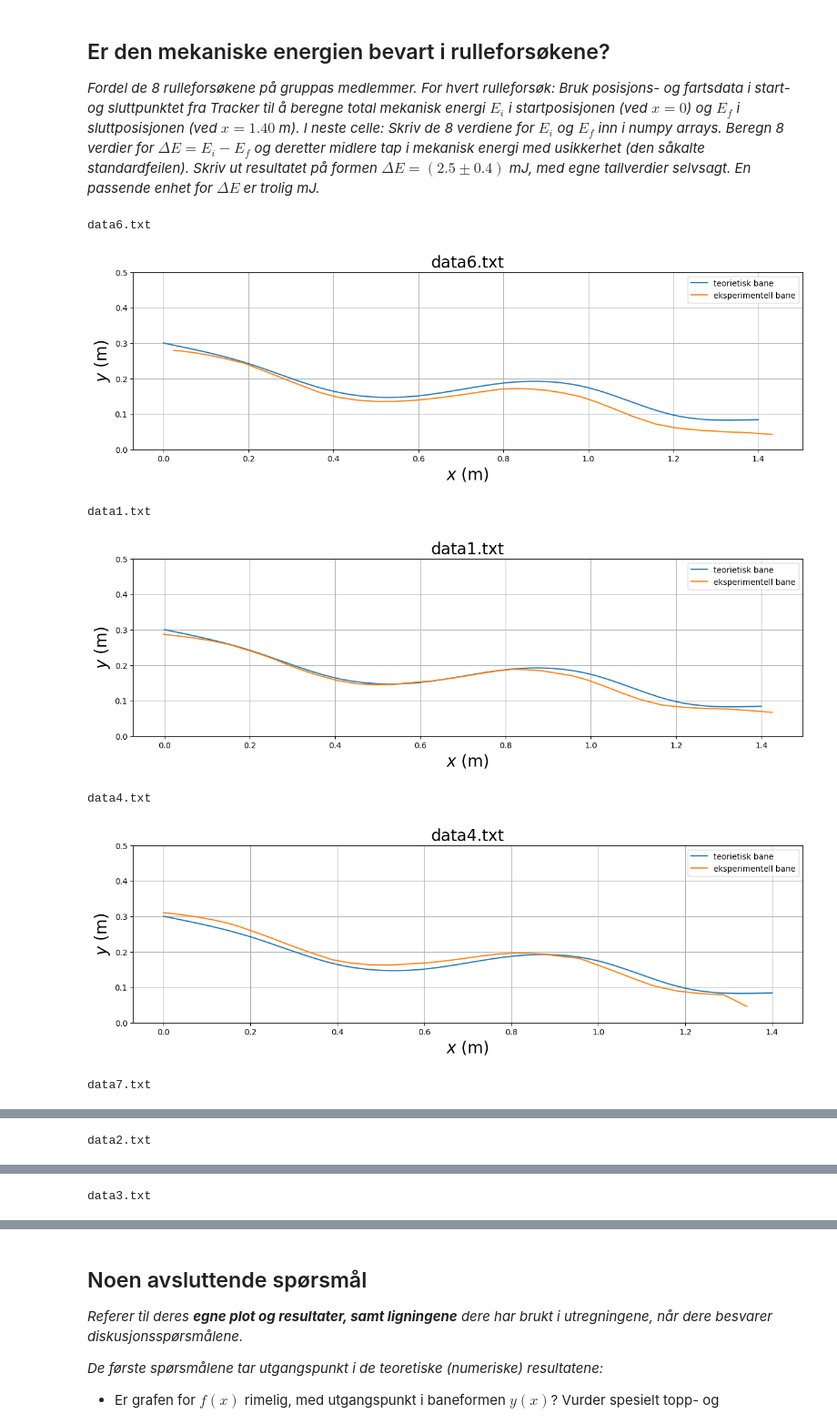
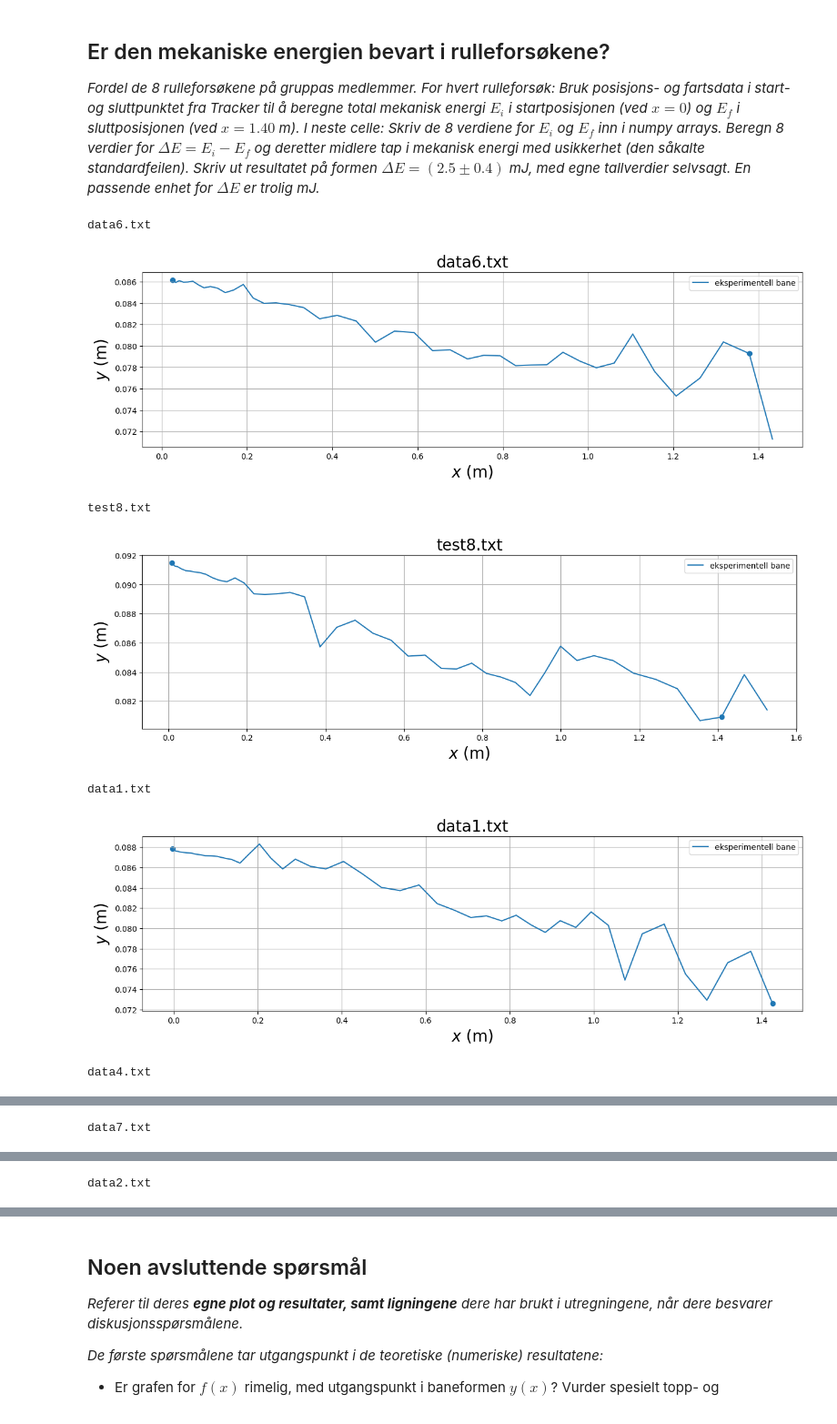
Before and after one commit to HaakonMikalsen/LabTFY4115, a Jupyter notebook: notebook/notebook_mal_H25.ipynb, the cells around one changed output, grey strips where cells are left out. Shown at 91% size. Cells and saved outputs as stored; diff of their text form; code cells hidden in the pictures.

```diff
--- a/notebook/notebook_mal_H25.ipynb
+++ b/notebook/notebook_mal_H25.ipynb
@@ -296,7 +323,7 @@ import csv
 
 skip_line_start = 2 #index du vil starte på i fil
 skip_line_end =  None #index du vil slutte på i fil
-dataFile = codecs.open("../data/data2.txt", encoding="utf-8", errors="ignore") #laster inn fil
+dataFile = codecs.open("../data/test8.txt", encoding="utf-8", errors="ignore") #laster inn fil
 t_eksperiment_raw,x_eksperiment_raw,y_eksperiment_raw= np.array(list(csv.reader(dataFile.readlines()[skip_line_start:skip_line_end],delimiter=";"))).T #Magi! tar ut data
 dataFile.close() #lukker fil
 
@@ -457,7 +486,7 @@ def find_nearest_index(array, number_to_find): #kilde https://www.slingacademy.c
     return np.where(array == closest_value)
 
 
-
+debug = ""#TODO:slett meg
 
 
 
@@ -466,7 +495,13 @@ fileList = os.listdir(basePath)
 
 Ei_points = []
 Ef_points = []
+
+
+# skipList = ["data3.txt","data5.txt"]
+skipList = []
 for file in fileList:
+    if (file in skipList):
+        continue
     print(file)
     skip_line_start = 2 #index du vil starte på i fil
     skip_line_end =  None #index du vil slutte på i fil
@@ -524,43 +559,56 @@ for file in fileList:
     Ef_points.append(E_tot_eksperiment[endIndex])
 
 
-    plt.figure(figsize=(15,4))
-    plt.plot(x,y,label = "teorietisk bane")
-    plt.plot(x_eksperiment,y_eksperiment,label = "eksperimentell bane")
+    plt.figure(figsize=(15,4)) #TODO: slett meg
+    # plt.plot(x,y,label = "teorietisk bane")
+    plt.plot(x_eksperiment,E_tot_eksperiment,label = "eksperimentell bane")
+    plt.scatter([x_eksperiment[startIndex],x_eksperiment[endIndex]],[E_tot_eksperiment[startIndex],E_tot_eksperiment[endIndex]])
     plt.title(file,fontsize=20)
     plt.xlabel('$x$ (m)',fontsize=20)
     plt.ylabel(r'$y$ (m)',fontsize=20)
-    plt.ylim(0,0.5)
+    # plt.ylim(0,0.5)
     plt.legend()
     plt.grid()
     plt.show()
+    # plt.figure(figsize=(15,4)) #TODO: slett meg
+    # plt.plot(x,y,label = "teorietisk bane")
+    # plt.plot(x_eksperiment,y_eksperiment,label = "eksperimentell bane")
+    # plt.title(file,fontsize=20)
+    # plt.xlabel('$x$ (m)',fontsize=20)
+    # plt.ylabel(r'$y$ (m)',fontsize=20)
+    # plt.ylim(0,0.5)
+    # plt.legend()
+    # plt.grid()
+    # plt.show()
+
+    debug +=f"{file}: E_start :{(E_tot_eksperiment[startIndex][0]*1000)}mj | E_slutt: {(E_tot_eksperiment[endIndex][0]*1000) }| E_delta: {(E_tot_eksperiment[startIndex][0]-E_tot_eksperiment[endIndex][0])*1000}mJ\n"
 
 
 
 
 Ei_points = np.array(Ei_points)
 Ef_points = np.array(Ef_points)
 
 # print(Ei_points)
 
 deltaEList = Ei_points-Ef_points
 
 deltaE = np.mean(deltaEList)
 plussMinus = (np.max(deltaEList)-np.min(deltaEList))/2
 
-print(deltaEList)
+# print(deltaEList)
 print(f"Endringen i energi er {deltaE*1000:.2f}±{plussMinus*1000:.2f}mJ")
-
+print(debug)
 #Beregning av Delta E = E_i - E_f for 8 vellykkede rulleforsøk
 
 #Beregning av middelverdi og standardfeil for Delta E
 
 #Utskrift av Delta E på formen Delta E = (Middelverdi +- Standardfeil) mJ
 # %% [output]
 data6.txt
-[figure, old version]
+[figure, new version]
-data1.txt
+test8.txt
-[figure, old version]
+[figure, new version]
-data4.txt
+data1.txt
-[figure, old version]
+[figure, new version]
-data7.txt
+data4.txt
@@ -568 +616 @@ data7.txt
-data2.txt
+data7.txt
@@ -570 +618 @@ data2.txt
-data3.txt
+data2.txt
```
Also changed, not shown: parts of 5 cells of this notebook, 1 other file.
